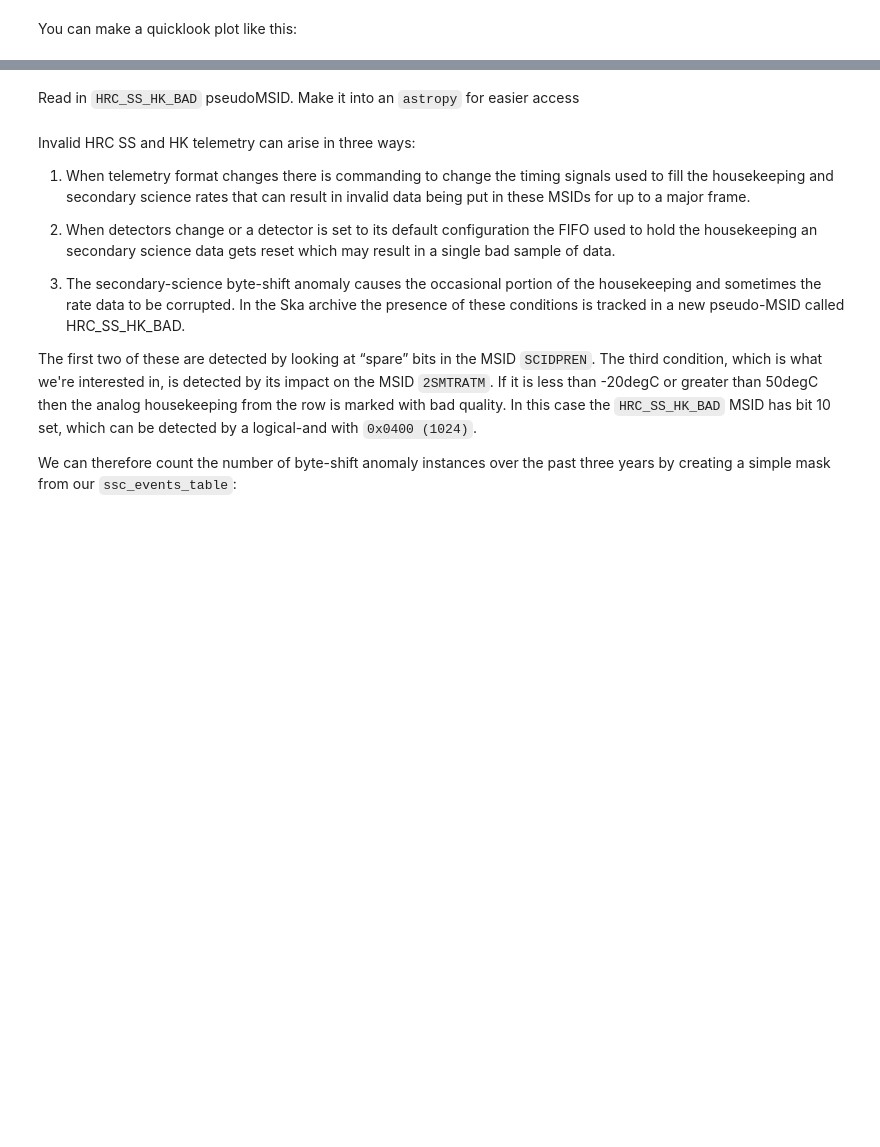
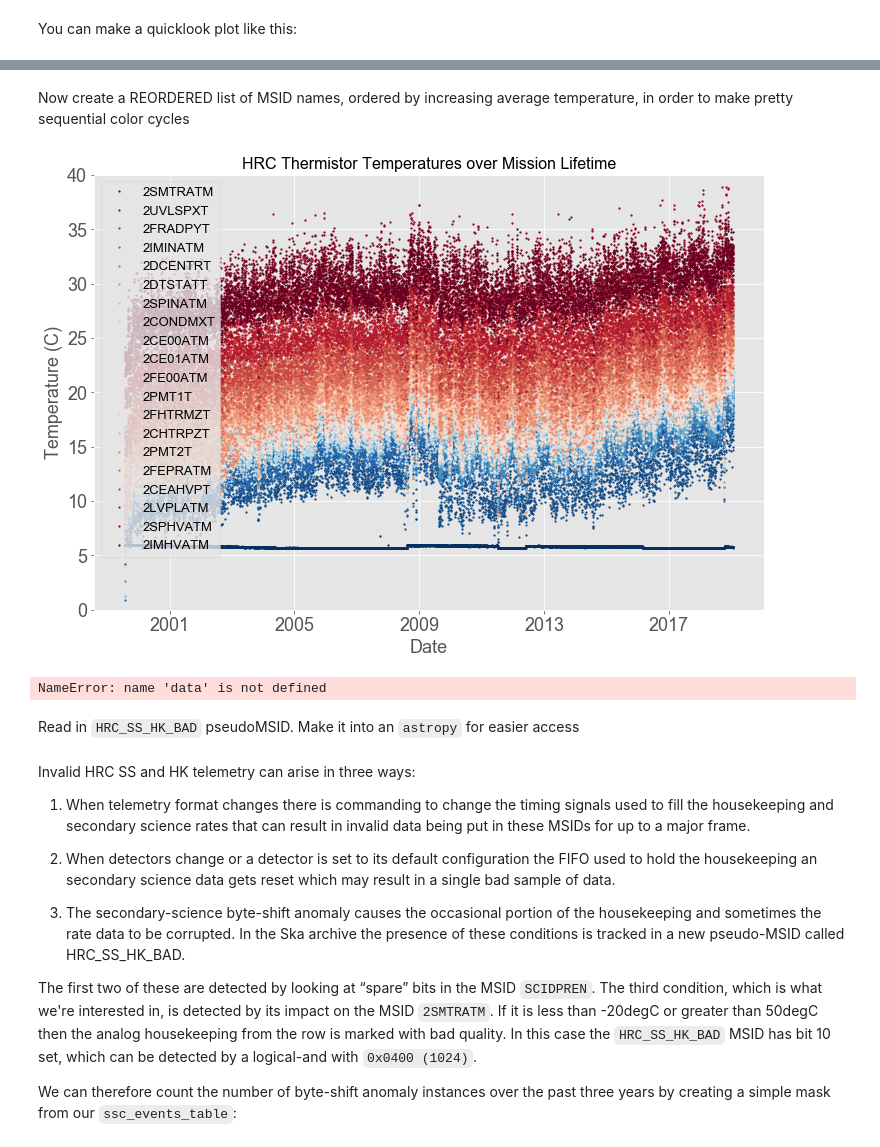
Before and after one commit to granttremblay/HRCSSC, a Jupyter notebook: HRCSSC.ipynb, the cells around one changed output, grey strips where cells are left out. Drawn from its saved outputs; the diff is of its cells as text; code cells hidden in the pictures; blank space fills up the shorter version.

````diff
--- a/HRCSSC.ipynb
+++ b/HRCSSC.ipynb
@@ -116,0 +141,3 @@ hrc.dateplot(data['{}_times'.format(msid)], data['{}_values'.format(msid)], ylab
+# %%
+ave_table.sort("Average")
+ave_table
@@ -117,3 +164,40 @@ hrc.dateplot(data['{}_times'.format(msid)], data['{}_values'.format(msid)], ylab
+# %% [markdown]
+Now create a REORDERED list of MSID names, ordered by increasing average temperature, in order to make pretty sequential color cycles
+# %%
+ordered_msidlist = ave_table["MSIDName"]
+# %%
+figure_savename = figure_save_directory + "all_msids_figure.pdf"
+rasterized = True # Make this True to ensure the file size is small. Otherwise you're plotting thousands of vector points.
+
+fig, ax = plt.subplots(figsize=(12, 8))
+
+n_lines = len(ordered_msidlist)
+color_idx = np.linspace(0, 1, n_lines)
+
+
+for i, msidname in zip(color_idx, ordered_msidlist):
+    ax.plot_date(data["{}_times".format(msidname)],
+                 data["{}_values".format(msidname)], '.', alpha=1.0, markersize=2.5, label='{}'.format(msidname), color=plt.cm.RdBu_r(i), rasterized=rasterized)
+    ax.set_ylabel('Temperature (C)')
+    ax.set_xlabel('Date')
+    ax.set_ylim(0, 40)
+
+    ax.set_title("HRC Thermistor Temperatures over Mission Lifetime")
+    #ax.legend()
+    #ax.set_ylim(10, 40)
+
+
+ax.legend(loc=2, prop={'size': 13})
+
+plt.show()
+
+fig.savefig(figure_savename, dpi=300)
+# %% [output]
+[figure, added]
+# %%
+data["2PMT2T"]
+# %% [output]
+NameError: name 'data' is not defined
 # %% [markdown]
 Read in ```HRC_SS_HK_BAD``` pseudoMSID. Make it into an ```astropy``` for easier access
 # %%
````
Also changed, not shown: parts of 6 cells of this notebook, 1 other file.
